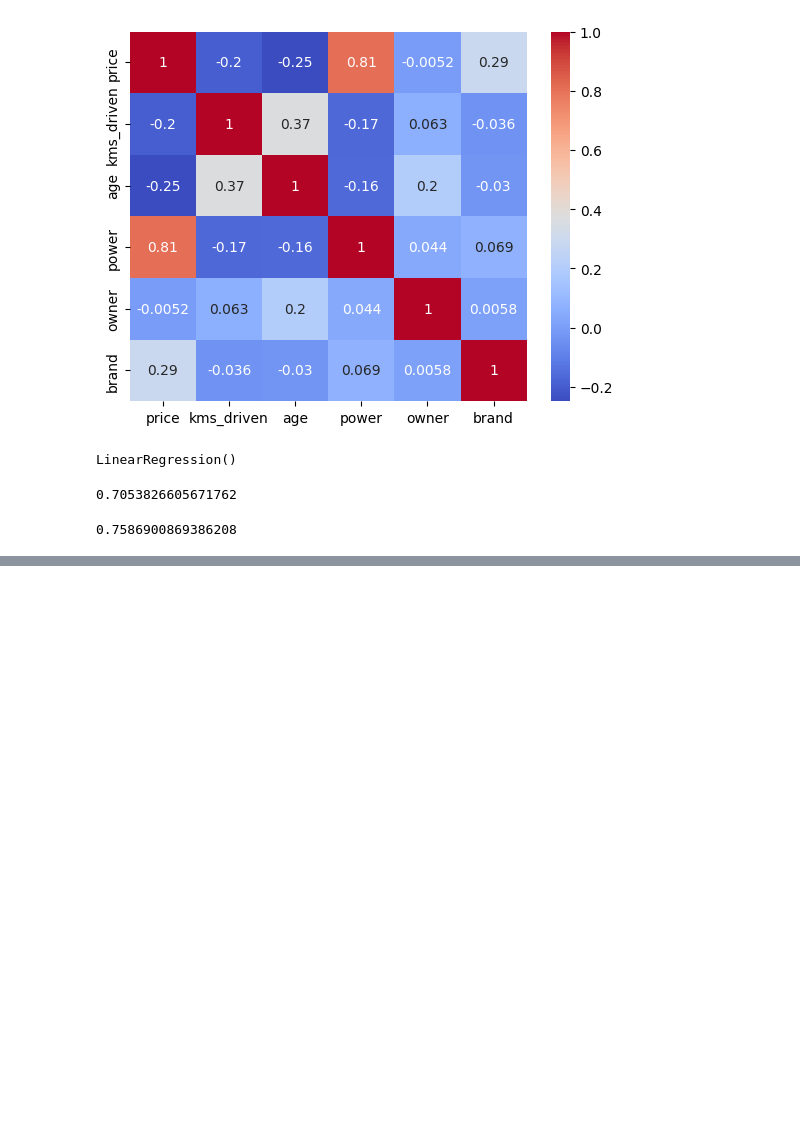
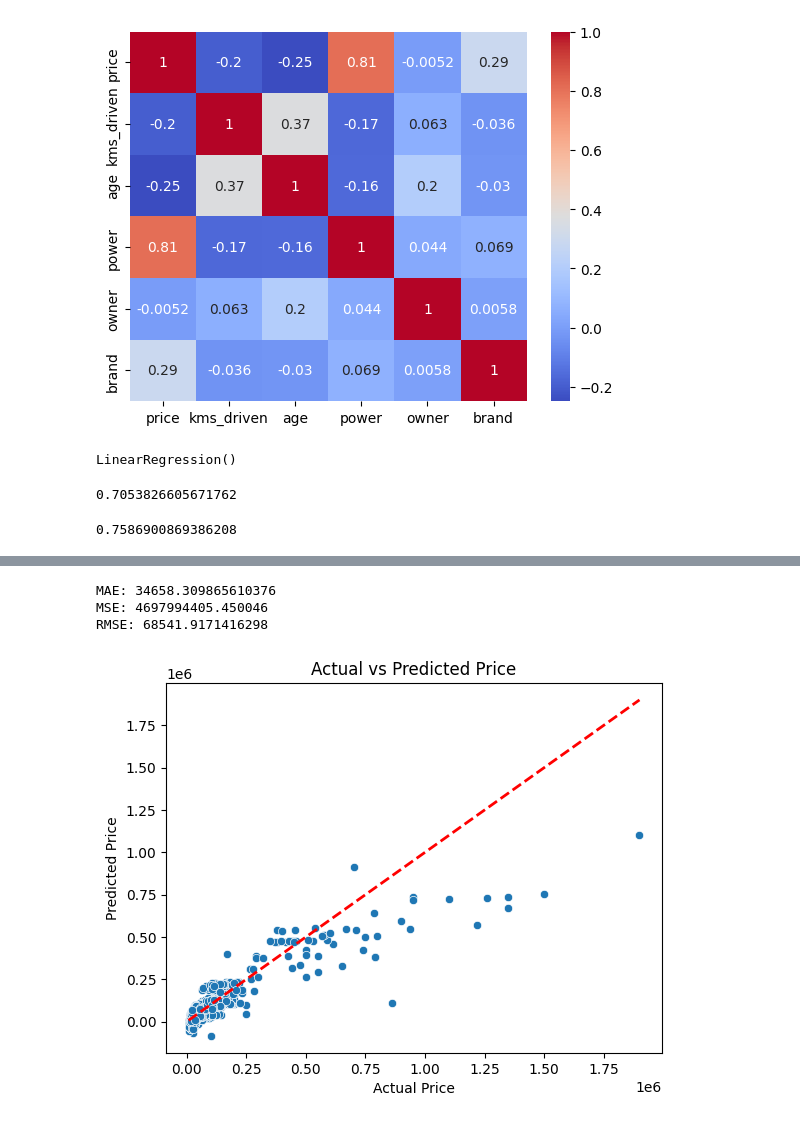
Before and after one commit to Akshatjangid/Python-Training, a Jupyter notebook: Machine_Learning/main.ipynb, the cells around one changed output, grey strips where cells are left out. Saved outputs shown, nothing was run; the diff lists cells and outputs as text; code cells hidden in the pictures; blank space fills up the shorter version.

```diff
--- a/Machine_Learning/main.ipynb
+++ b/Machine_Learning/main.ipynb
@@ -272,0 +296,19 @@ lr.score(x_test,y_test)    # score the model with testing data
+# %%
+# model evaluation metrics
+from sklearn import metrics
+print("MAE:",metrics.mean_absolute_error(y_test,y_pred))  # mean absolute error
+print("MSE:",metrics.mean_squared_error(y_test,y_pred))  # mean squared error
+print("RMSE:",np.sqrt(metrics.mean_squared_error(y_test,y_pred)))  # root mean squared error
+# %% [output]
+MAE: 34658.309865610376
+MSE: 4697994405.450046
+RMSE: 68541.9171416298
+# %%
+sns.scatterplot(x=y_test,y=lr.predict(x_test))  # scatter plot to see the relation between actual and predicted values
+plt.xlabel("Actual Price")  # x label
+plt.ylabel("Predicted Price")  # y label
+plt.title("Actual vs Predicted Price")  # title of the plot
+plt.plot([y_test.min(), y_test.max()], [y_test.min(), y_test.max()], 'r--', lw=2)  # line for actual vs predicted
+plt.show()  # show the plot
+# %% [output]
+[figure, added]
```
Also changed, not shown: parts of 3 cells of this notebook, 3 other files.
